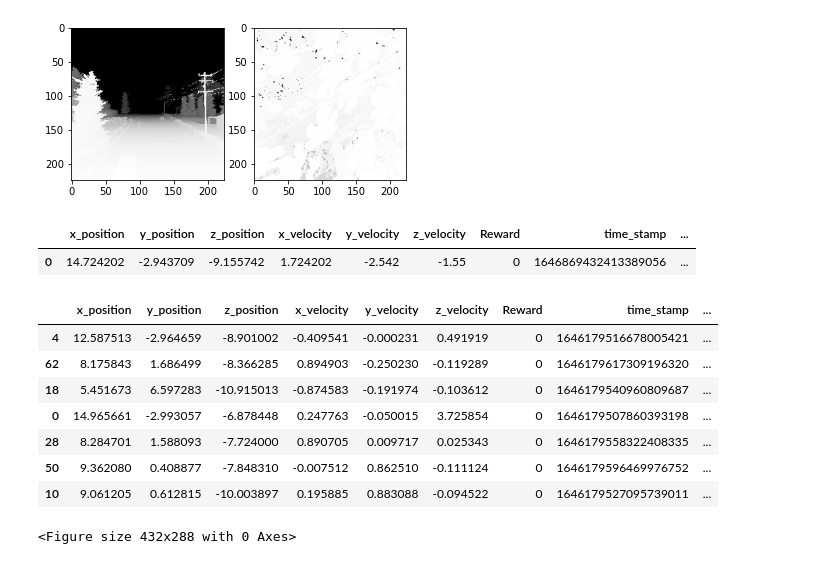
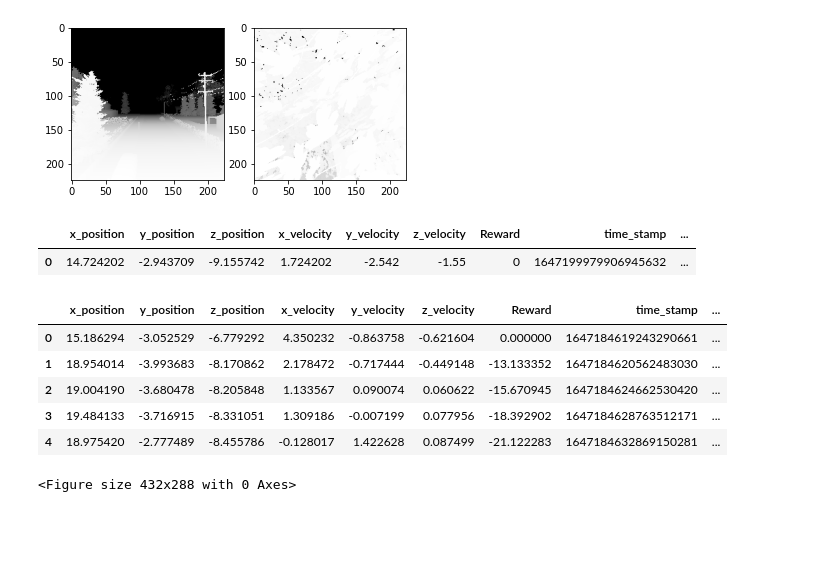
Before and after one commit to SBrewer15/AirSim-UAV-Reinforcement-Learning, a Jupyter notebook: Utilities.ipynb, the cells around one changed output. Drawn from its saved outputs; the diff is of its cells as text; code cells hidden in the pictures; blank space fills up the shorter version.

```diff
--- a/Utilities.ipynb
+++ b/Utilities.ipynb
@@ -286,7 +286,7 @@ class GPShistory:
 
     def getDataframe(self): return self.df
 
-    def GPS2image(self, x_cntr, y_cntr, df_nofly=None):
+    def GPS2image(self, x_cntr, y_cntr,z_cntr, df_nofly=None):
         df=self.df.copy()
         maxspeed=self.maxspeed
         vehicle_name=self.vehicle_name
@@ -328,6 +328,7 @@ class GPShistory:
                 plt.plot(frame.loc[frame.index[-1],'x_position'], frame.loc[frame.index[-1],'y_position']
                          , marker='*', color="white", ms=14, markeredgecolor='k', linestyle='None', markeredgewidth=2)
 
+        ax.text(-85,85, f'{int(abs(z_cntr))}',  fontsize = 18)
         plt.tight_layout()
         fig.canvas.draw()
 
@@ -374,18 +375,16 @@ df_gps=GPShistory(position, velocity, reward, time_stamp, vehicle_name, sz, maxs
 df_gps.df
 # %% [output]
 |  | x_position | y_position | z_position | x_velocity | y_velocity | z_velocity | Reward | time_stamp | ... |
-| 0 | 14.724202 | -2.943709 | -9.155742 | 1.724202 | -2.542 | -1.55 | 0 | 1646869432413389056 | ... |
+| 0 | 14.724202 | -2.943709 | -9.155742 | 1.724202 | -2.542 | -1.55 | 0 | 1647199979906945632 | ... |
 # %%
-df_gps.loadGPScsv('data/gps_data_Drone0_episode1.csv')
+df_gps.loadGPScsv('data/gps_data_Drone0_episode120_DDQN.csv')
 # %%
-df_gps.df.sample(7)
+df_gps.df
 # %% [output]
 |  | x_position | y_position | z_position | x_velocity | y_velocity | z_velocity | Reward | time_stamp | ... |
-| 4 | 12.587513 | -2.964659 | -8.901002 | -0.409541 | -0.000231 | 0.491919 | 0 | 1646179516678005421 | ... |
-| 62 | 8.175843 | 1.686499 | -8.366285 | 0.894903 | -0.250230 | -0.119289 | 0 | 1646179617309196320 | ... |
-| 18 | 5.451673 | 6.597283 | -10.915013 | -0.874583 | -0.191974 | -0.103612 | 0 | 1646179540960809687 | ... |
-| 0 | 14.965661 | -2.993057 | -6.878448 | 0.247763 | -0.050015 | 3.725854 | 0 | 1646179507860393198 | ... |
-| 28 | 8.284701 | 1.588093 | -7.724000 | 0.890705 | 0.009717 | 0.025343 | 0 | 1646179558322408335 | ... |
-| 50 | 9.362080 | 0.408877 | -7.848310 | -0.007512 | 0.862510 | -0.111124 | 0 | 1646179596469976752 | ... |
-| 10 | 9.061205 | 0.612815 | -10.003897 | 0.195885 | 0.883088 | -0.094522 | 0 | 1646179527095739011 | ... |
+| 0 | 15.186294 | -3.052529 | -6.779292 | 4.350232 | -0.863758 | -0.621604 | 0.000000 | 1647184619243290661 | ... |
+| 1 | 18.954014 | -3.993683 | -8.170862 | 2.178472 | -0.717444 | -0.449148 | -13.133352 | 1647184620562483030 | ... |
+| 2 | 19.004190 | -3.680478 | -8.205848 | 1.133567 | 0.090074 | 0.060622 | -15.670945 | 1647184624662530420 | ... |
+| 3 | 19.484133 | -3.716915 | -8.331051 | 1.309186 | -0.007199 | 0.077956 | -18.392902 | 1647184628763512171 | ... |
+| 4 | 18.975420 | -2.777489 | -8.455786 | -0.128017 | 1.422628 | 0.087499 | -21.122283 | 1647184632869150281 | ... |
 # %%
```
Also changed, not shown: parts of 15 cells of this notebook, 4 other files.
